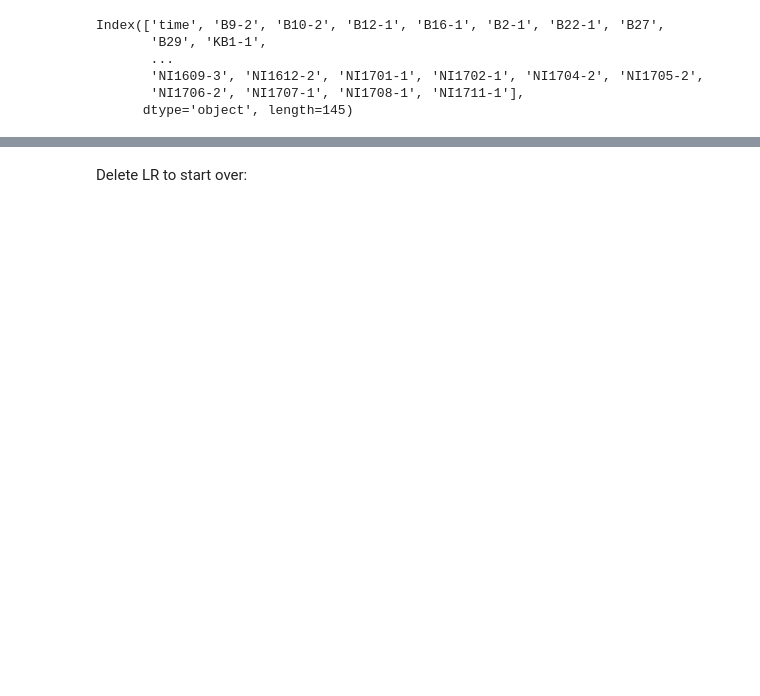
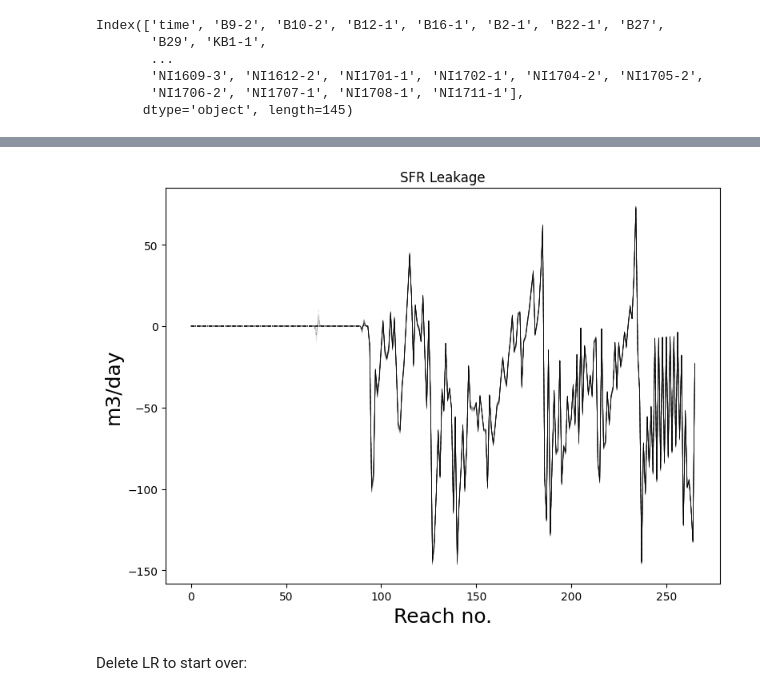
Before and after one commit to nikobenho/hagfors_gwm, a Jupyter notebook: notebooks/scripted_lumpyrem_setup.ipynb, the cells around one changed output, grey strips where cells are left out. Cells and saved outputs as stored; diff of their text form; code cells hidden in the pictures; blank space fills up the shorter version.

Commit message:
Added SFR leakage output

```diff
--- a/notebooks/scripted_lumpyrem_setup.ipynb
+++ b/notebooks/scripted_lumpyrem_setup.ipynb
@@ -368,0 +426,3 @@ option2['B10-2'].plot()
+# %%
+sfr_leakage = pd.read_csv(os.path.join(tmp_model_ws, 'sfr_leakage.obs.csv'))
+display(sfr_leakage)
@@ -369,3 +461,15 @@ option2['B10-2'].plot()
+# %%
+fig = plt.figure(figsize=(8, 6), dpi=100)
+for i in range(len(sfr_leakage)):
+    x = [i for i in range(266)]
+    y = sfr_leakage.iloc[i:i+1, 1:].values[0]
+    plt.plot(x, y, alpha=0.1, color='k', linestyle='-.', lw=0.5)
+plt.xlabel('Reach no.', fontsize=18)
+plt.ylabel('m3/day', fontsize=18)
+plt.title('SFR Leakage')
+plt.tight_layout()
+# %% [output]
+[figure, added]
 # %% [markdown]
 Delete LR to start over:
 # %%
```
Also changed, not shown: parts of 18 cells of this notebook, 43 other files.
